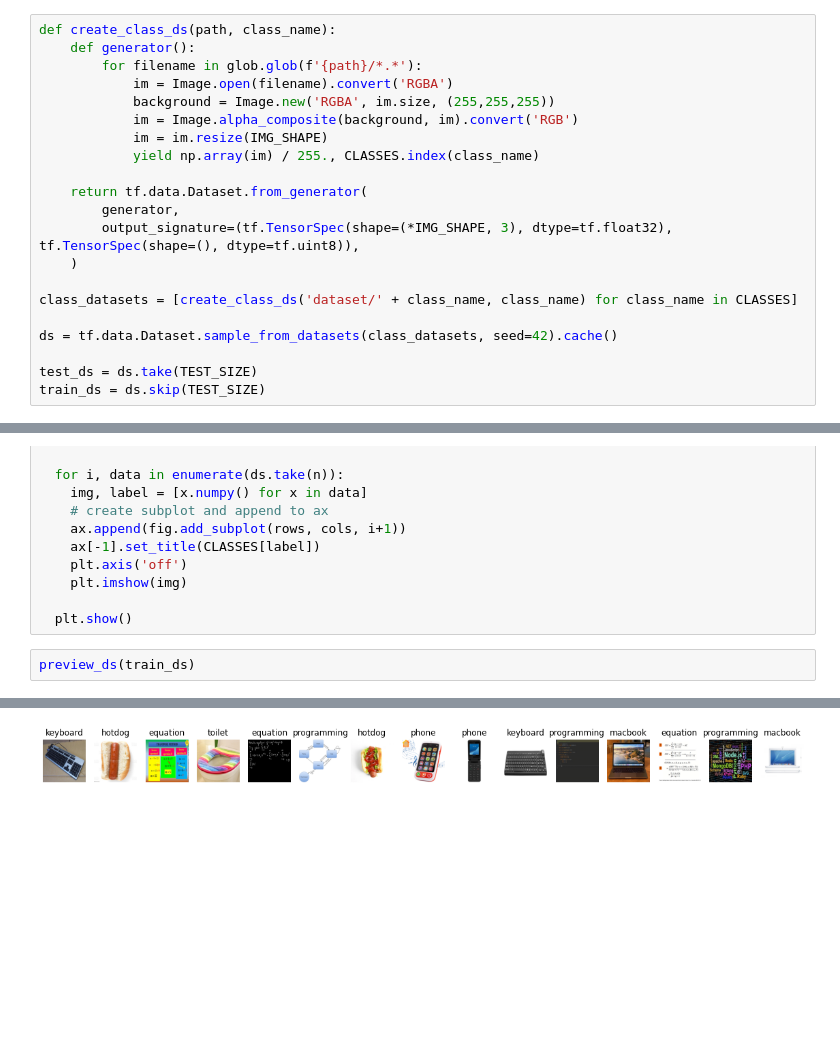
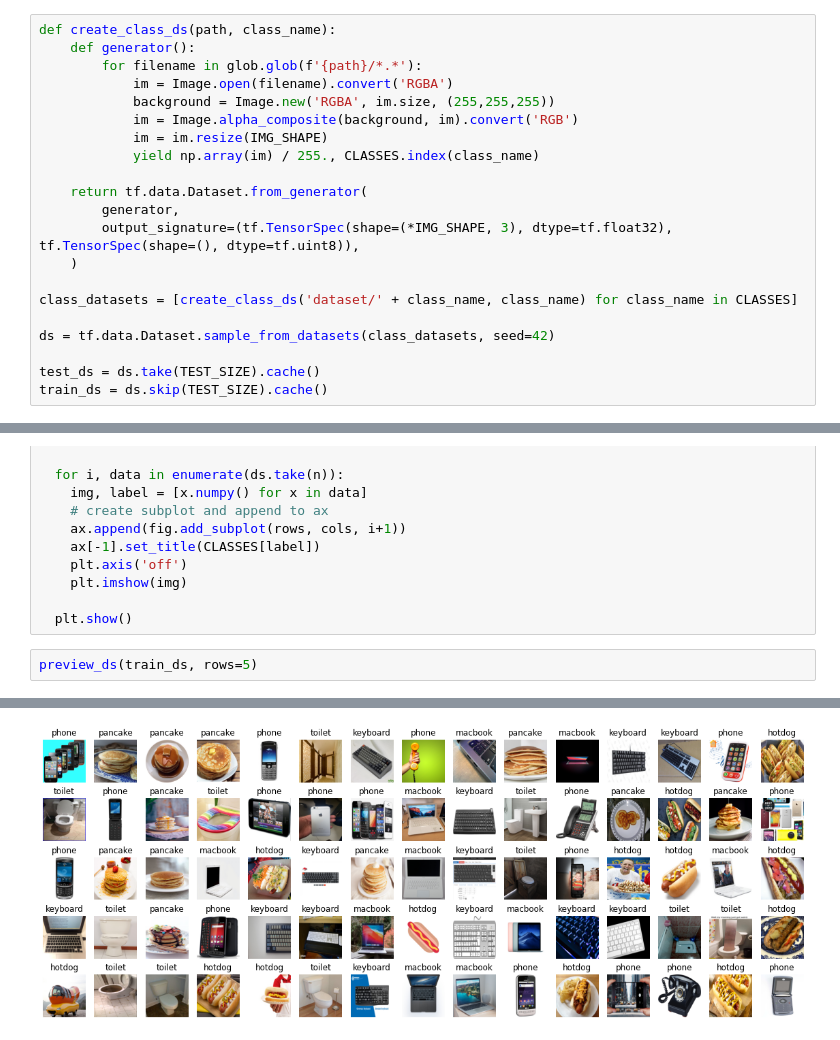
Before and after one commit to JanKaifer/Prirodou-inspirovane-algoritmy, a Jupyter notebook: 08_konvoluce/hw/ukol.ipynb, the cells around one changed output, grey strips where cells are left out. Cells and saved outputs as stored; diff of their text form; blank space fills up the shorter version.

```diff
--- a/08_konvoluce/hw/ukol.ipynb
+++ b/08_konvoluce/hw/ukol.ipynb
@@ -86,10 +86,10 @@ def create_class_ds(path, class_name):
 
 class_datasets = [create_class_ds('dataset/' + class_name, class_name) for class_name in CLASSES]
 
-ds = tf.data.Dataset.sample_from_datasets(class_datasets, seed=42).cache()
+ds = tf.data.Dataset.sample_from_datasets(class_datasets, seed=42)
 
-test_ds = ds.take(TEST_SIZE)
-train_ds = ds.skip(TEST_SIZE)
+test_ds = ds.take(TEST_SIZE).cache()
+train_ds = ds.skip(TEST_SIZE).cache()
 # %%
 
 def preview_ds(ds, rows=1, cols=15, figure_width=20):
@@ -113,5 +113,5 @@ def preview_ds(ds, rows=1, cols=15, figure_width=20):
 
   plt.show()
 # %%
-preview_ds(train_ds)
+preview_ds(train_ds, rows=5)
 # %% [output]
@@ -120,3 +120,3 @@ preview_ds(train_ds)
-[figure, old version]
+[figure, new version]
 # %%
 def train_and_benchmark_model(model, epochs=1):
```
Also changed, not shown: parts of 11 cells of this notebook.
